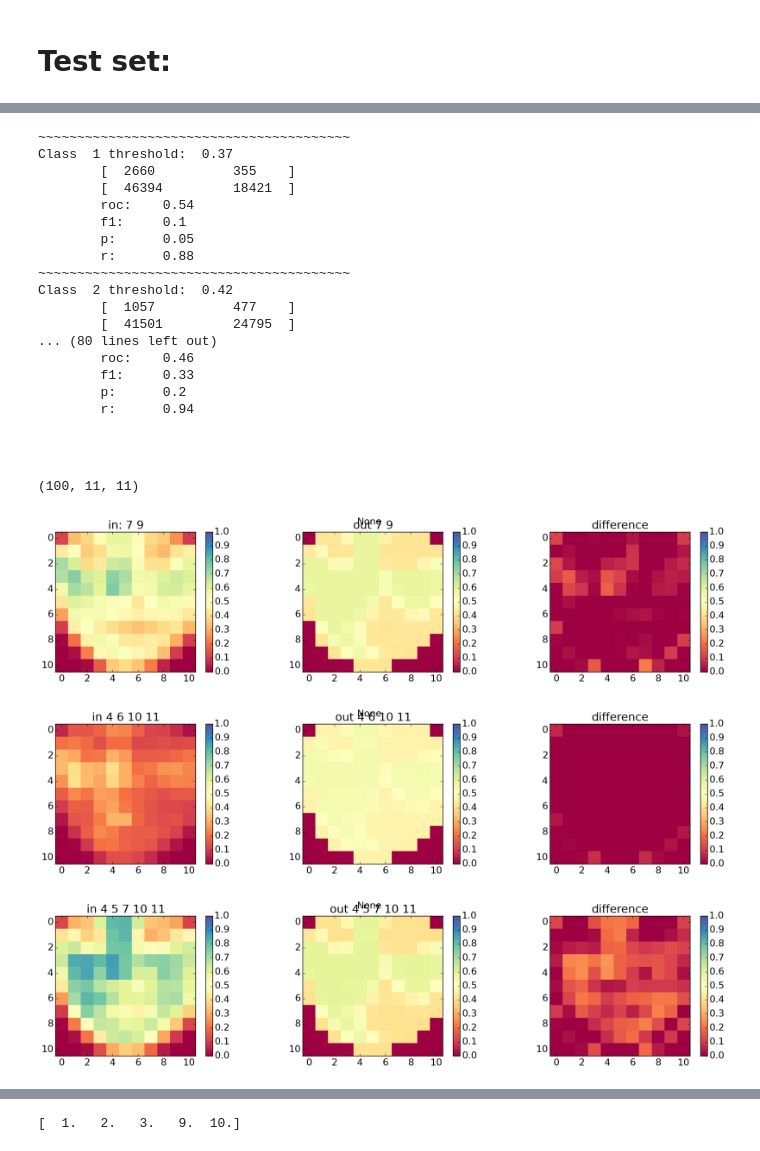
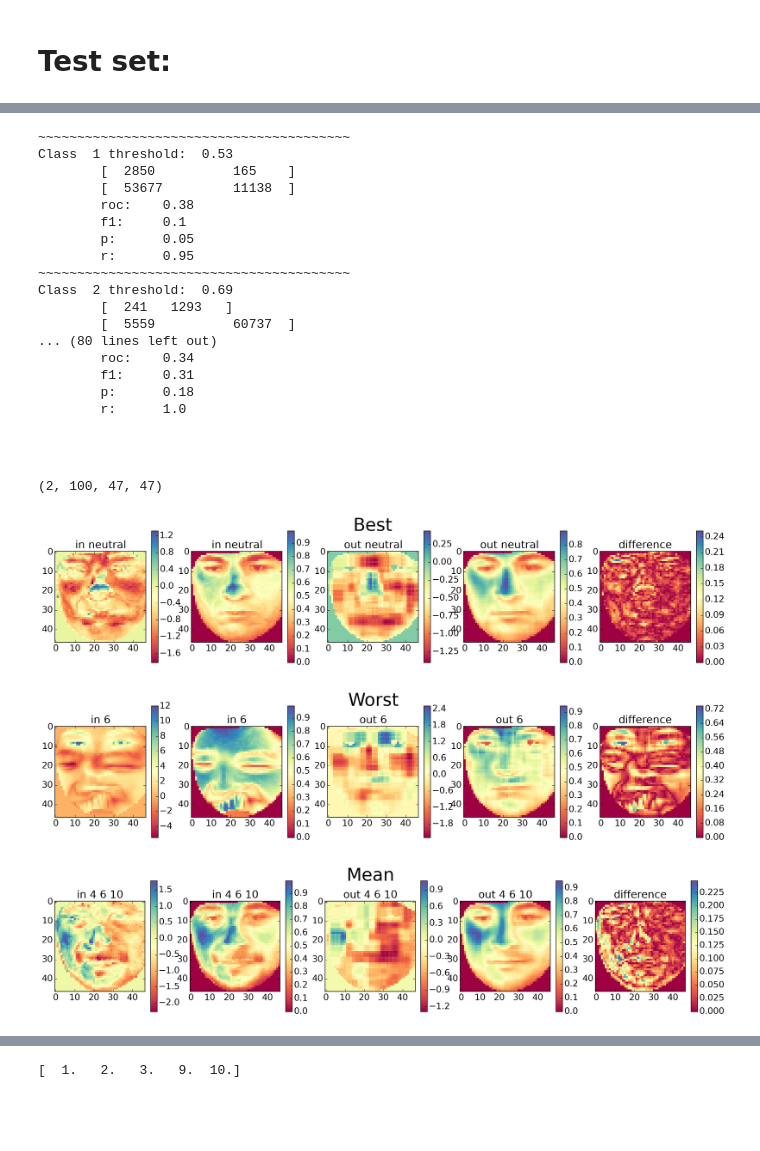
Before and after one commit to lotka/autofaces, a Jupyter notebook: notebooks/viewResult.ipynb, the cells around one changed output, grey strips where cells are left out. Saved outputs shown, nothing was run; the diff lists cells and outputs as text; code cells hidden in the pictures; blank space fills up the shorter version.

Commit message:
improved best,worst,mean face analysis

```diff
--- a/notebooks/viewResult.ipynb
+++ b/notebooks/viewResult.ipynb
@@ -15,13 +15,13 @@ from results import prefix
 import results
 results = reload(results)
 # %%
-ID = 28
-date = '2016_08_02'
-group = 'test'
+ID = 3
+date = '2016_08_03'
+group = 'auto'
 
 try:
     Results = results.Results
-    r = Results(date, ID,local=True,experiment_group=group)
+    r = Results(date, ID,local=False,experiment_group=group)
     print join('/home/luka/v/lm1015-tmp/data',join(date,group+'_'+prefix(ID,3)))
 except IOError as io:
     print io
@@ -104,22 +109,22 @@ average roc =  0.530227331869
 r.test_confusion('final')
 # %% [output]
 ~~~~~~~~~~~~~~~~~~~~~~~~~~~~~~~~~~~~~~~~
-Class  1 threshold:  0.37
-        [  2660          355    ]
-        [  46394         18421  ]
-        roc:    0.54
+Class  1 threshold:  0.53
+        [  2850          165    ]
+        [  53677         11138  ]
+        roc:    0.38
         f1:     0.1
         p:      0.05
-        r:      0.88
+        r:      0.95
 ~~~~~~~~~~~~~~~~~~~~~~~~~~~~~~~~~~~~~~~~
-Class  2 threshold:  0.42
-        [  1057          477    ]
-        [  41501         24795  ]
+Class  2 threshold:  0.69
+        [  241   1293   ]
+        [  5559          60737  ]
 ... (80 lines left out)
-        roc:    0.46
-        f1:     0.33
-        p:      0.2
-        r:      0.94
+        roc:    0.34
+        f1:     0.31
+        p:      0.18
+        r:      1.0
 # %% [markdown]
 ##
 # %%
@@ -147,53 +152,61 @@ def auto_images(model,image,dataset):
     plt.title('Output Image')
     plt.colorbar()
     plt.subplot(133)
     plt.imshow(diff,interpolation='none',cmap=cmap)#,vmin=-4,vmax=4)
     plt.title('Difference Image')
     plt.colorbar()
     plt.show()
 
-from helper import plot_images
+import helper
+reload(helper)
+plot_images = helper.plot_images
 
 def stra(a):
     s = ' '
     for i,number in enumerate(a):
         if number > 0:
             s += str(i) + ' '
     if s == ' ':
         return ' neutral'
     return s
 
-
 def auto_images_smart(model,n):
     print model['o_small'].shape
-    range = (0,1)
+    range = None
     images = []
     names = []
-    images.append(model['i_small'][n]); names.append('in:' + stra(model['label_small'][n]))
-    images.append(model['o_small'][n]); names.append('out' + stra(model['label_small'][n]))
-    images.append(model['i_small'][n]-model['o_small'][n]); names.append('difference')
-    plot_images(images=images,names=names,range=range)
+    INVED = 1
+    images.append(model['i_small'][0,n]); names.append('in' + stra(model['label_small'][n]))
+    images.append(model['i_small'][1,n]); names.append('in' + stra(model['label_small'][n]))
+    images.append(model['o_small'][0,n]); names.append('out' + stra(model['label_small'][n]))
+    images.append(model['o_small'][1,n]); names.append('out' + stra(model['label_small'][n]))
+    images.append(np.abs(model['i_small'][1,n]-model['o_small'][1,n])); names.append('difference')
+    plot_images(images=images,names=names,range=range,title='Best')
 
     images = []
     names = []
-    images.append(model['i_big'][n]); names.append('in' + stra(model['label_big'][n]))
-    images.append(model['o_big'][n]); names.append('out' + stra(model['label_big'][n]))
-    images.append(model['i_big'][n]-model['o_big'][n]); names.append('difference')
-    plot_images(images=images,names=names,range=range)
+    images.append(model['i_big'][0,n]); names.append('in' + stra(model['label_big'][n]))
+    images.append(model['i_big'][1,n]); names.append('in' + stra(model['label_big'][n]))
+    images.append(model['o_big'][0,n]); names.append('out' + stra(model['label_big'][n]))
+    images.append(model['o_big'][1,n]); names.append('out' + stra(model['label_big'][n]))
+    images.append(np.abs(model['i_big'][1,n]-model['o_big'][1,n])); names.append('difference')
+    plot_images(images=images,names=names,range=range,title='Worst')
 
     images = []
     names = []
-    images.append(model['i_mean'][n]); names.append('in' + stra(model['label_mean'][n]))
-    images.append(model['o_mean'][n]); names.append('out' + stra(model['label_mean'][n]))
-    images.append(model['i_mean'][n]-model['o_mean'][n]); names.append('difference')
-    plot_images(images=images,names=names,range=range)
+    images.append(model['i_mean'][0,n]); names.append('in' + stra(model['label_mean'][n]))
+    images.append(model['i_mean'][1,n]); names.append('in' + stra(model['label_mean'][n]))
+    images.append(model['o_mean'][0,n]); names.append('out' + stra(model['label_mean'][n]))
+    images.append(model['o_mean'][1,n]); names.append('out' + stra(model['label_mean'][n]))
+    images.append(np.abs(model['i_mean'][1,n]-model['o_mean'][1,n])); names.append('difference')
+    plot_images(images=images,names=names,range=range,title='Mean')
 
-auto_images_smart(r.final_model,1)
+auto_images_smart(r.final_model,2)
 # %% [output]
-(100, 11, 11)
+(2, 100, 47, 47)
-[figure, old version]
+[figure, new version]
-[figure, old version]
+[figure, new version]
-[figure, old version]
+[figure, new version]
 # %%
 i = 20
 print 'early model'
```
Also changed, not shown: parts of 9 cells of this notebook, 15 other files.
